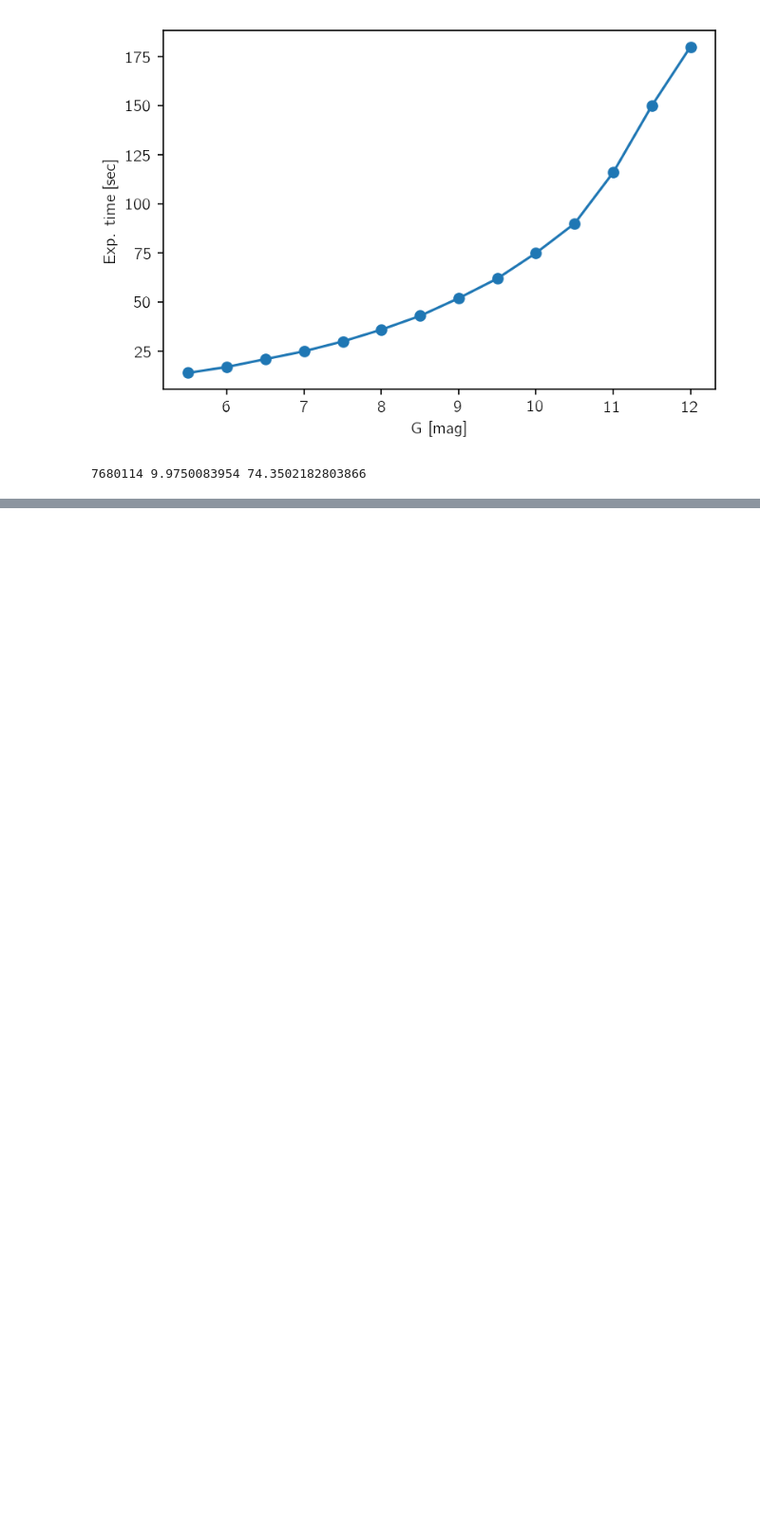
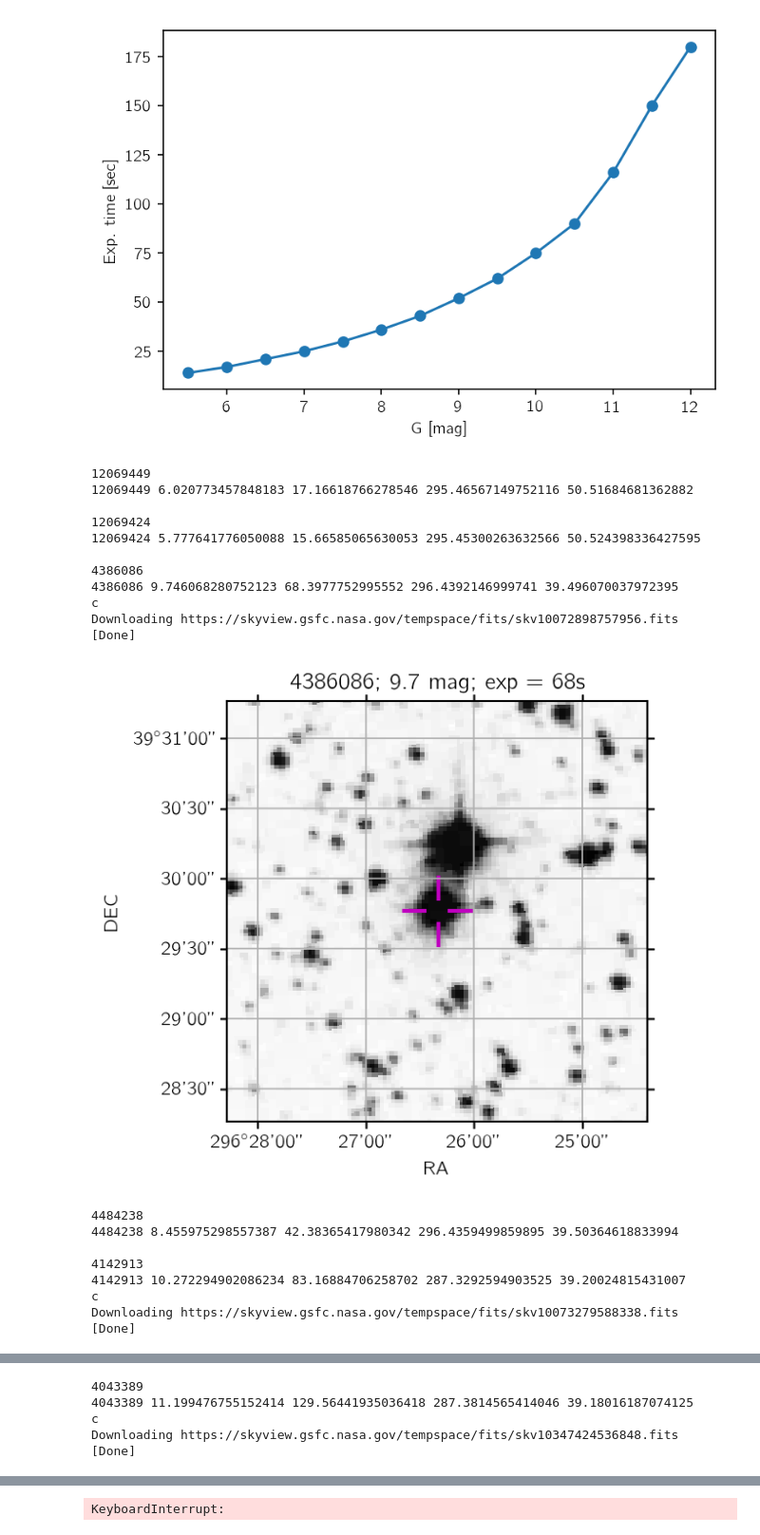
Before and after one commit to dfm/mdm-obs, a Jupyter notebook: finder.ipynb, the cells around one changed output, grey strips where cells are left out. Shown at 95% size. Cells and saved outputs as stored; diff of their text form; code cells hidden in the pictures; blank space fills up the shorter version.

Commit message:
updating finder notebook

```diff
--- a/finder.ipynb
+++ b/finder.ipynb
@@ -31,16 +31,52 @@ plt.xlabel('G [mag]')
 plt.ylabel('Exp. time [sec]');
 # %% [output]
 [figure]
+# %%
+# targets = pd.read_csv("data/targets-top.list", delim_whitespace=True, header=None)
+targets = pd.read_csv("data/targets-small-sep.csv")
 # %%
-kepid = 7680114
+for _, row in targets.iterrows():
+    kepid = row.kepid
+    print(kepid)
 
-if np.any(kepid == kic_tgas.kepid):
-    star = kic_tgas[kic_tgas.kepid == kepid].iloc[0]
-    mag = star.tgas_phot_g_mean_mag
-else:
-    star = kic[kic.kepid == kepid].iloc[0]
-    mag = star.kepmag
-exp_time = float(mag2exp(mag))
-print(kepid, mag, exp_time)
+    ra, dec = row.ra_x, row.dec_x
+    mag = row.tgas_phot_g_mean_mag
+
+#     if np.any(kepid == kic_tgas.kepid):
+#         star = kic_tgas[kic_tgas.kepid == kepid].iloc[0]
+#         ra, dec = star.ra, star.dec
+#         mag = star.tgas_phot_g_mean_mag
+#     else:
+#         star = kic[kic.kepid == kepid].iloc[0]
+#         ra, dec = star.ra, star.dec
+#         mag = star.kepmag
+
+    exp_time = float(mag2exp(mag))
+    print(kepid, mag, exp_time, ra, dec)
+
+
+    result = input()
+    if result == "c":
+        ax, _ = plot_finder_image(SkyCoord(ra=ra*u.degree, dec=dec*u.degree),
+                                  fov_radius=3*u.arcmin, reticle=True)
+        ax.set_title("{0}; {1:.1f} mag; exp = {2:.0f}s".format(kepid, mag, exp_time))
+        plt.show()
 # %% [output]
-7680114 9.9750083954 74.3502182803866
+12069449
+12069449 6.020773457848183 17.16618766278546 295.46567149752116 50.51684681362882
+
+12069424
+12069424 5.777641776050088 15.66585065630053 295.45300263632566 50.524398336427595
+
+4386086
+4386086 9.746068280752123 68.3977752995552 296.4392146999741 39.496070037972395
+c
+Downloading https://skyview.gsfc.nasa.gov/tempspace/fits/skv10072898757956.fits [Done]
+[figure, added]
+4484238
+4484238 8.455975298557387 42.38365417980342 296.4359499859895 39.50364618833994
+
+4142913
+4142913 10.272294902086234 83.16884706258702 287.3292594903525 39.20024815431007
+c
+Downloading https://skyview.gsfc.nasa.gov/tempspace/fits/skv10073279588338.fits [Done]
@@ -46,0 +84,4 @@ print(kepid, mag, exp_time)
+4043389
+4043389 11.199476755152414 129.56441935036418 287.3814565414046 39.18016187074125
+c
+Downloading https://skyview.gsfc.nasa.gov/tempspace/fits/skv10347424536848.fits [Done]
@@ -46,0 +142 @@ print(kepid, mag, exp_time)
+KeyboardInterrupt:
```
Also changed, not shown: parts of 2 cells of this notebook, 4 other files.
